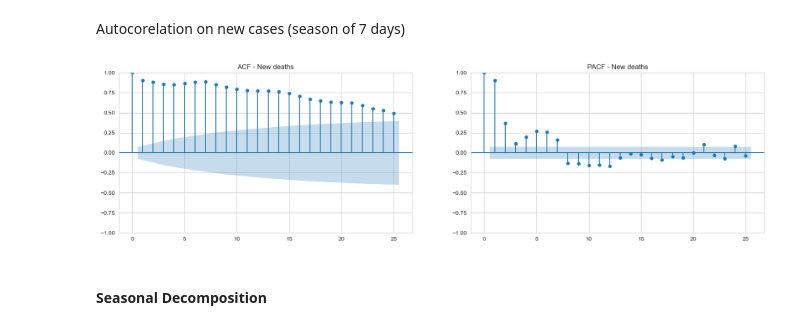
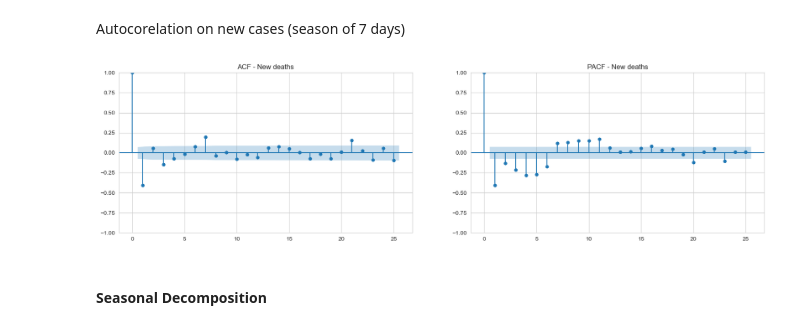
Before and after one commit to MNLepage08/YCNG-233, a Jupyter notebook: Time Series - Course 1.ipynb, the cells around one changed output. Drawn from its saved outputs; the diff is of its cells as text; code cells hidden in the pictures.

```diff
--- a/Time Series - Course 1.ipynb
+++ b/Time Series - Course 1.ipynb
@@ -480,11 +480,11 @@ Autocorelation on new cases (season of 7 days)
 # %%
 fig, ax = plt.subplots(1,2,figsize=(20,5))
 
-plot_acf(df6['new_deaths'], lags=25, title='ACF - New deaths', ax=ax[0])
-plot_pacf(df6['new_deaths'], lags=25, title='PACF - New deaths', ax=ax[1])
+plot_acf(df6['new_deaths'].diff().dropna(), lags=25, title='ACF - New deaths', ax=ax[0])
+plot_pacf(df6['new_deaths'].diff().dropna(), lags=25, title='PACF - New deaths', ax=ax[1])
 plt.show()
 # %% [output]
-[figure, old version]
+[figure, new version]
 # %% [markdown]
 #### Seasonal Decomposition
 # %%
```
